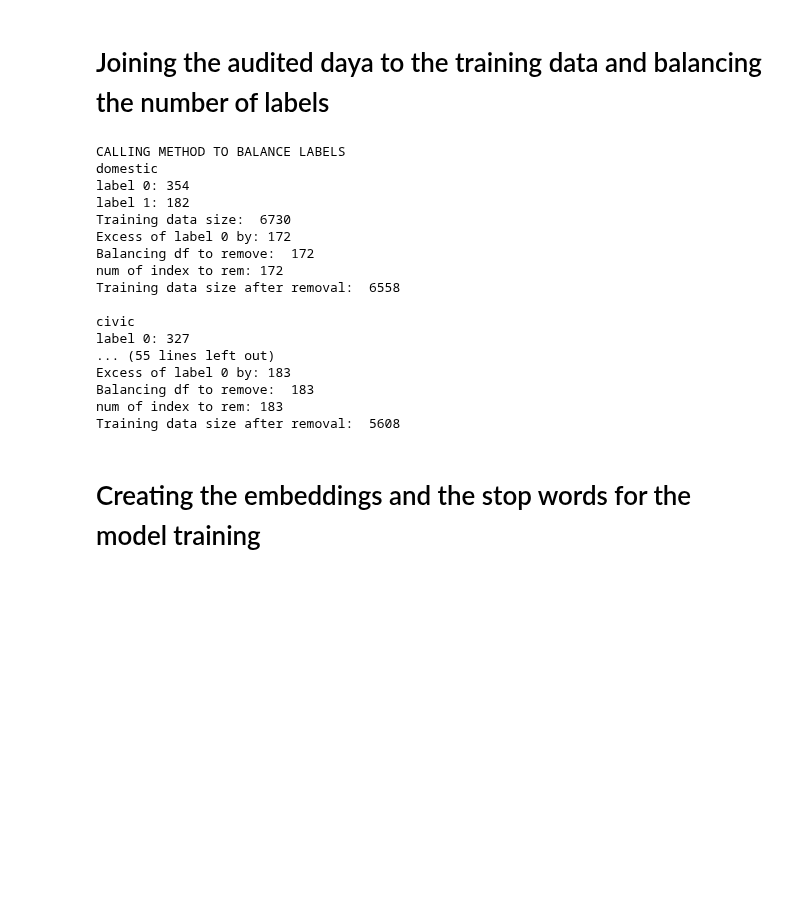
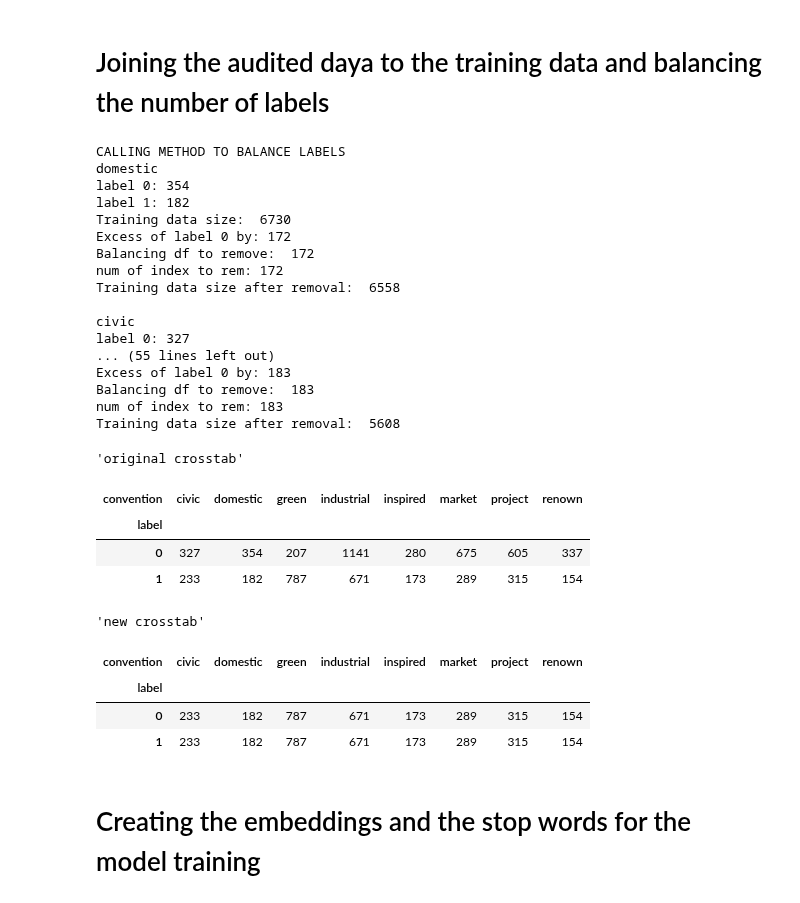
Before and after one commit to aideenf/AIVC, a Jupyter notebook: cp_wssc/Models training experiments.ipynb, the cells around one changed output. Drawn from its saved outputs; the diff is of its cells as text; code cells hidden in the pictures; blank space fills up the shorter version.

Commit message:
added a before and after crosstab
original crosstab'
convention	civic	domestic	green	industrial	inspired	market	project	renown
label
0	327	354	207	1141	280	675	605	337
1	233	182	787	671	173	289	315	154
'new crosstab'
convention	civic	domestic	green	industrial	inspired	market	project	renown
label
0	233	182	787	671	173	289	315	154
1	233	182	787	671	173	289	315	154

```diff
--- a/cp_wssc/Models training experiments.ipynb
+++ b/cp_wssc/Models training experiments.ipynb
@@ -174,35 +174,48 @@ def create_label_balance (new_training_data_df):
             balance['convention'] = conv
             balance['label'] = 0
             #display(balance.head(5))
             #then concatenate this to the new_training_data_df
             print ("Balancing df to add: ", balance.shape[0])
             new_training_data_df =  pd.concat([new_training_data_df, balance], sort=True)
             print ("Training data size after addition: ", new_training_data_df.shape[0])
         print("")
 
 
-    return new_training_data_df
+    return new_training_data_df, counts
 
 print ("CALLING METHOD TO BALANCE LABELS")
-new_training_data_df = create_label_balance (new_training_data_df)
+new_training_data_df, cross_tab_before = create_label_balance (new_training_data_df)
+display("original crosstab", cross_tab_before)
+counts = pd.crosstab(new_training_data_df['label'],new_training_data_df['convention'])
+display("new crosstab", counts)
 # %% [output]
 CALLING METHOD TO BALANCE LABELS
 domestic
 label 0: 354
 label 1: 182
 Training data size:  6730
 Excess of label 0 by: 172
 Balancing df to remove:  172
 num of index to rem: 172
 Training data size after removal:  6558
 
 civic
 label 0: 327
 ... (55 lines left out)
 Excess of label 0 by: 183
 Balancing df to remove:  183
 num of index to rem: 183
 Training data size after removal:  5608
+'original crosstab'
+| convention | civic | domestic | green | industrial | inspired | market | project | renown |
+| label |  |  |  |  |  |  |  |  |
+| 0 | 327 | 354 | 207 | 1141 | 280 | 675 | 605 | 337 |
+| 1 | 233 | 182 | 787 | 671 | 173 | 289 | 315 | 154 |
+'new crosstab'
+| convention | civic | domestic | green | industrial | inspired | market | project | renown |
+| label |  |  |  |  |  |  |  |  |
+| 0 | 233 | 182 | 787 | 671 | 173 | 289 | 315 | 154 |
+| 1 | 233 | 182 | 787 | 671 | 173 | 289 | 315 | 154 |
 # %%
 #Read the glove word-embedding to obtain the embeddings_index
 embeddings_index = parsing_helpers.read_glove_embeddings(paths.GLOVE_DIR_LOCAL, model_helpers.EMBEDDING_DIM)
```
